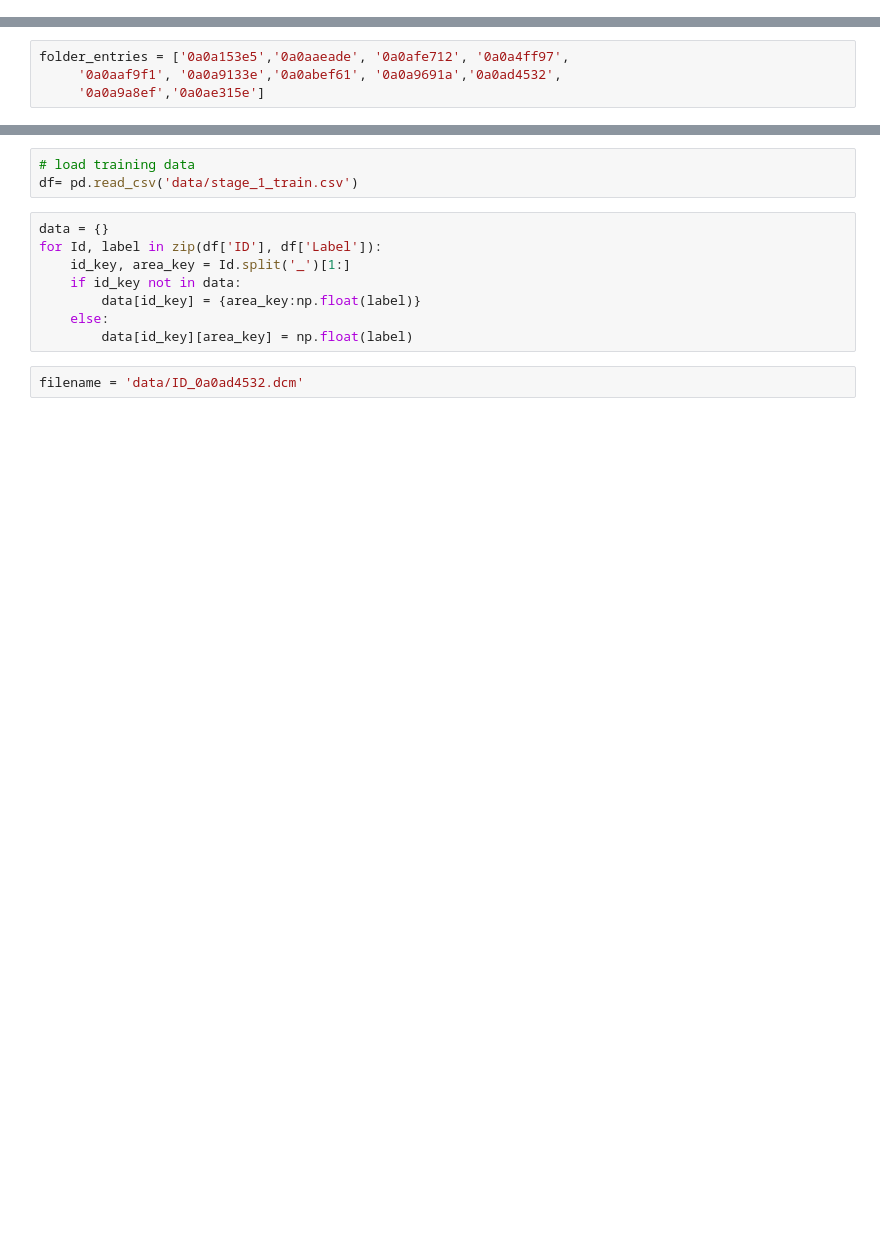
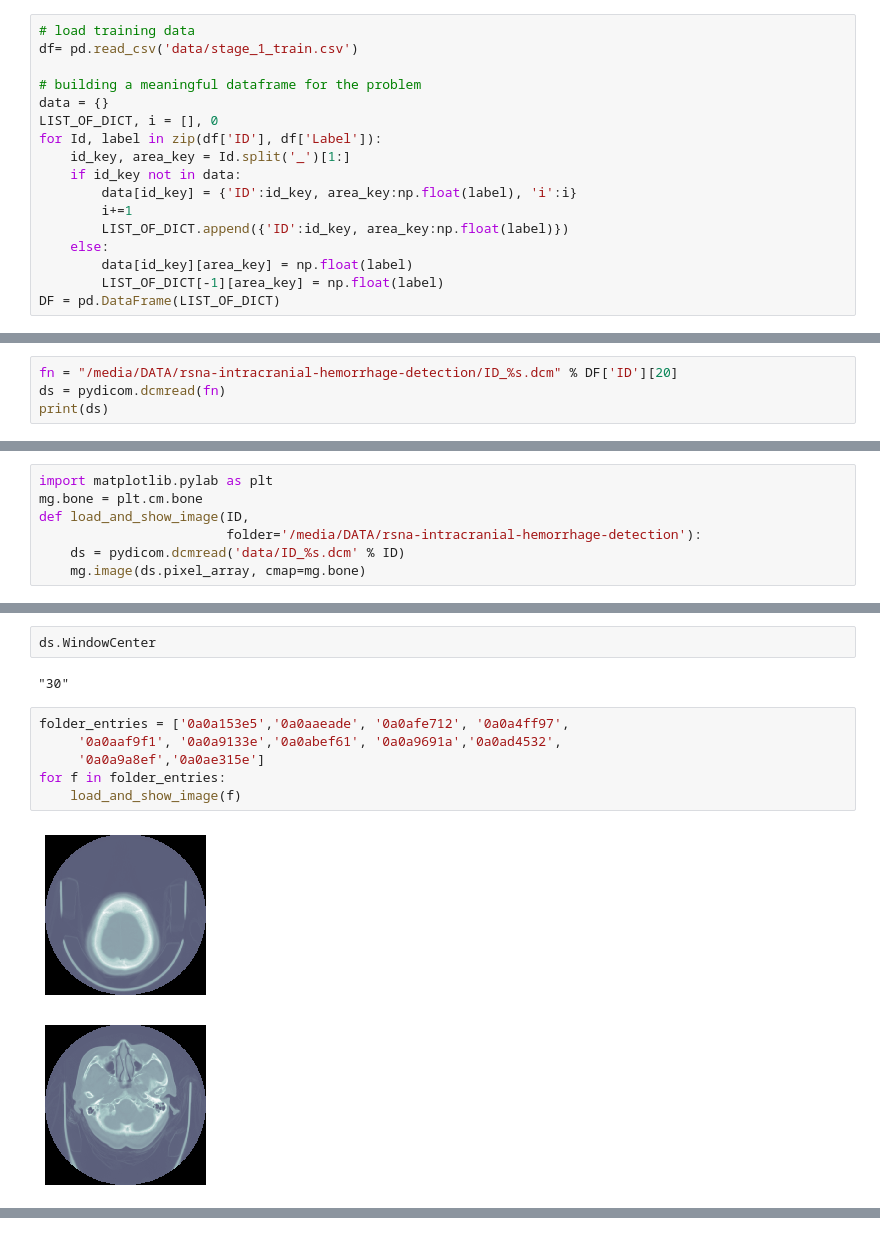
Before and after one commit to yzerlaut/hemorrhage_detection, a Jupyter notebook: notebook.ipynb, the cells around one changed output, grey strips where cells are left out. Drawn from its saved outputs; the diff is of its cells as text; blank space fills up the shorter version.

```diff
--- a/notebook.ipynb
+++ b/notebook.ipynb
@@ -6,0 +35,17 @@ import pandas as pd
+# %%
+# load training data
+df= pd.read_csv('data/stage_1_train.csv')
+
+# building a meaningful dataframe for the problem
+data = {}
+LIST_OF_DICT, i = [], 0
+for Id, label in zip(df['ID'], df['Label']):
+    id_key, area_key = Id.split('_')[1:]
+    if id_key not in data:
+        data[id_key] = {'ID':id_key, area_key:np.float(label), 'i':i}
+        i+=1
+        LIST_OF_DICT.append({'ID':id_key, area_key:np.float(label)})
+    else:
+        data[id_key][area_key] = np.float(label)
+        LIST_OF_DICT[-1][area_key] = np.float(label)
+DF = pd.DataFrame(LIST_OF_DICT)
@@ -6,0 +164,4 @@ import pandas as pd
+# %%
+fn = "/media/DATA/rsna-intracranial-hemorrhage-detection/ID_%s.dcm" % DF['ID'][20]
+ds = pydicom.dcmread(fn)
+print(ds)
@@ -6,0 +186,7 @@ import pandas as pd
+# %%
+import matplotlib.pylab as plt
+mg.bone = plt.cm.bone
+def load_and_show_image(ID,
+                        folder='/media/DATA/rsna-intracranial-hemorrhage-detection'):
+    ds = pydicom.dcmread('data/ID_%s.dcm' % ID)
+    mg.image(ds.pixel_array, cmap=mg.bone)
@@ -7,4 +195,13 @@ import pandas as pd
+# %%
+ds.WindowCenter
+# %% [output]
+"30"
 # %%
 folder_entries = ['0a0a153e5','0a0aaeade', '0a0afe712', '0a0a4ff97',
      '0a0aaf9f1', '0a0a9133e','0a0abef61', '0a0a9691a','0a0ad4532',
      '0a0a9a8ef','0a0ae315e']
+for f in folder_entries:
+    load_and_show_image(f)
+# %% [output]
+[figure, added]
+[figure, added]
@@ -11,13 +216,0 @@ folder_entries = ['0a0a153e5','0a0aaeade', '0a0afe712', '0a0a4ff97',
-# %%
-# load training data
-df= pd.read_csv('data/stage_1_train.csv')
-# %%
-data = {}
-for Id, label in zip(df['ID'], df['Label']):
-    id_key, area_key = Id.split('_')[1:]
-    if id_key not in data:
-        data[id_key] = {area_key:np.float(label)}
-    else:
-        data[id_key][area_key] = np.float(label)
-# %%
-filename = 'data/ID_0a0ad4532.dcm'
```
Also changed, not shown: parts of 26 cells of this notebook.
